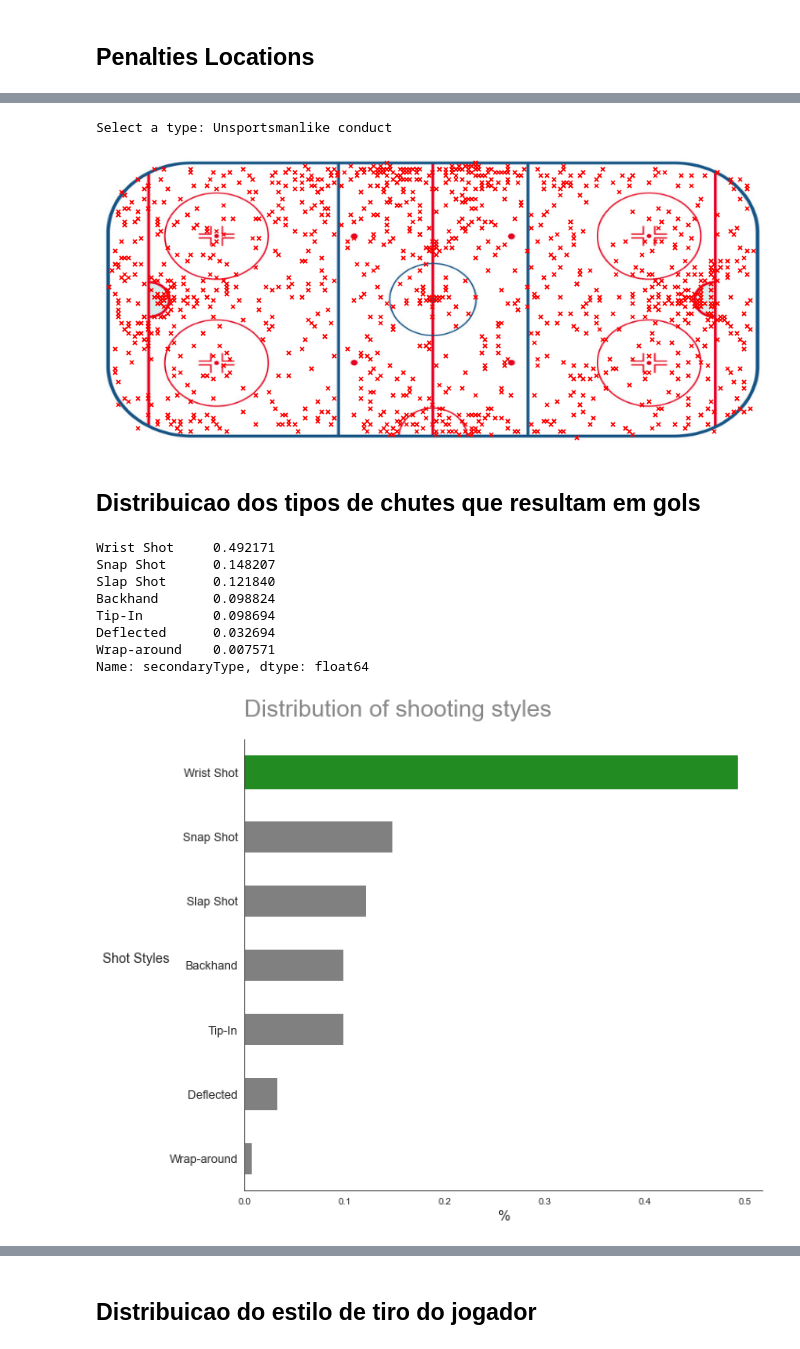
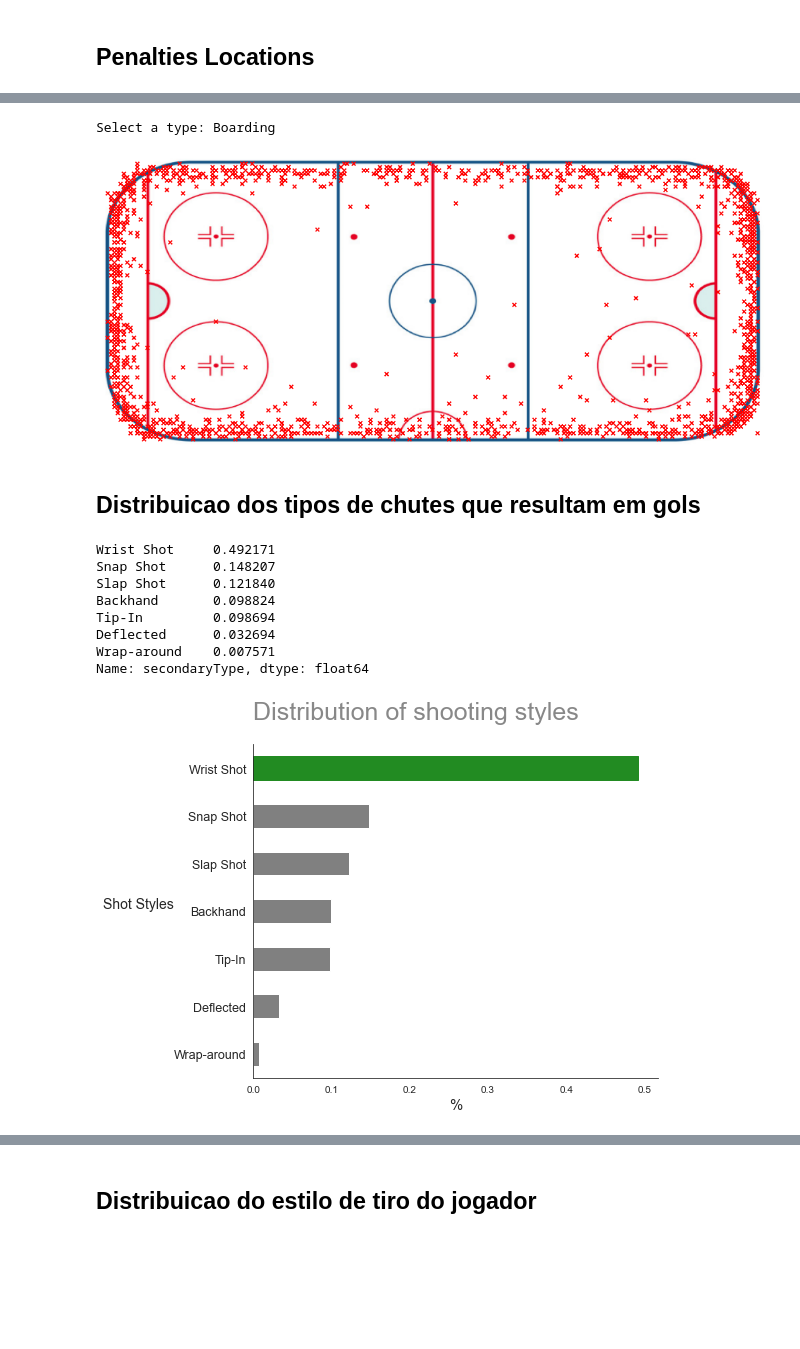
Before and after one commit to DanOakStats/NHL, a Jupyter notebook: data_cleaning.ipynb, the cells around one changed output, grey strips where cells are left out. Cells and saved outputs as stored; diff of their text form; code cells hidden in the pictures; blank space fills up the shorter version.

```diff
--- a/data_cleaning.ipynb
+++ b/data_cleaning.ipynb
@@ -707,19 +696,21 @@ penalties_list = list(penalties['secondaryType'].unique())
 # %%
 # loading rink img
 img = plt.imread('images/rink.png')
-fig, ax = plt.subplots(figsize=(12, 10)) # creating figure
-ax.imshow(img, extent=[-101, 101, -42.9, 42.9]) # setting limits for img
+fig, ax = plt.subplots(figsize=(14, 16)) # creating figure
+ax.imshow(img, extent=[-101, 101, -43.5, 43.5]) # setting limits for img
 penalty = input("Select a type: ") # user choice
 # for loop for
 for item in penalties_list:
     if penalty == item:
-        penalties[penalties['secondaryType']== penalty].plot.scatter(x='x',y='y',s=25, marker='x', c='red', ax=ax)
+        penalties[penalties['secondaryType']== penalty].plot.scatter(x='x',y='y',s=30,
+                                                                     marker='x', c='red',
+                                                                     ax=ax)
 
 plt.axis(False)
 plt.tight_layout()
 # %% [output]
-Select a type: Unsportsmanlike conduct
+Select a type: Boarding
-[figure, old version]
+[figure, new version]
 # %% [markdown]
 ## Distribuicao dos tipos de chutes que resultam em gols
 # %%
@@ -728,29 +719,29 @@ all_shots = plays[plays['event']=="Goal"]
 # %%
 # showing distribution of the styles of shot
 print(all_shots['secondaryType'].value_counts(normalize=True))
 
 # plotting the distribution
-fig, ax = plt.subplots(figsize=(10, 8))
+fig, ax = plt.subplots(figsize=(8, 6))
 all_shots['secondaryType'].value_counts(normalize=True).sort_values().plot(kind='barh', color='grey', ax=ax)
 ax.set_title("Distribution of shooting styles", fontsize=25, pad=25, alpha=0.55, loc='left')
 ax.set_ylabel("Shot Styles", fontsize=14, rotation=0, labelpad=35)
 ax.set_xlabel("%", fontsize=15)
 ax.set_yticklabels(ax.get_yticklabels(), fontsize=12.5)
 
 ax.spines['top'].set_visible(False)
 ax.spines['right'].set_visible(False)
 ax.patches[6].set_color("forestgreen")
 
 plt.tight_layout()
 # %% [output]
 Wrist Shot     0.492171
 Snap Shot      0.148207
 Slap Shot      0.121840
 Backhand       0.098824
 Tip-In         0.098694
 Deflected      0.032694
 Wrap-around    0.007571
 Name: secondaryType, dtype: float64
-[figure, old version]
+[figure, new version]
 # %%
 img = plt.imread('images/rink.png')
```
Also changed, not shown: parts of 12 cells of this notebook.
